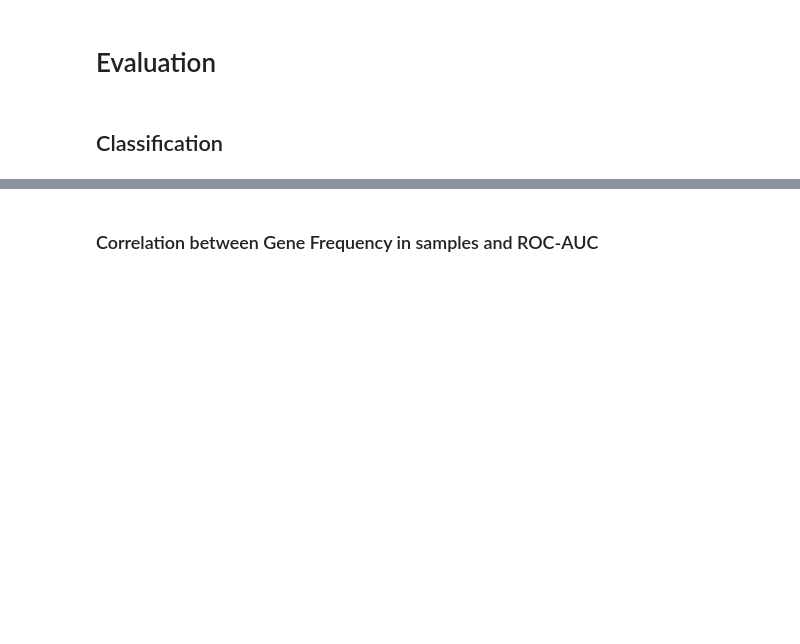
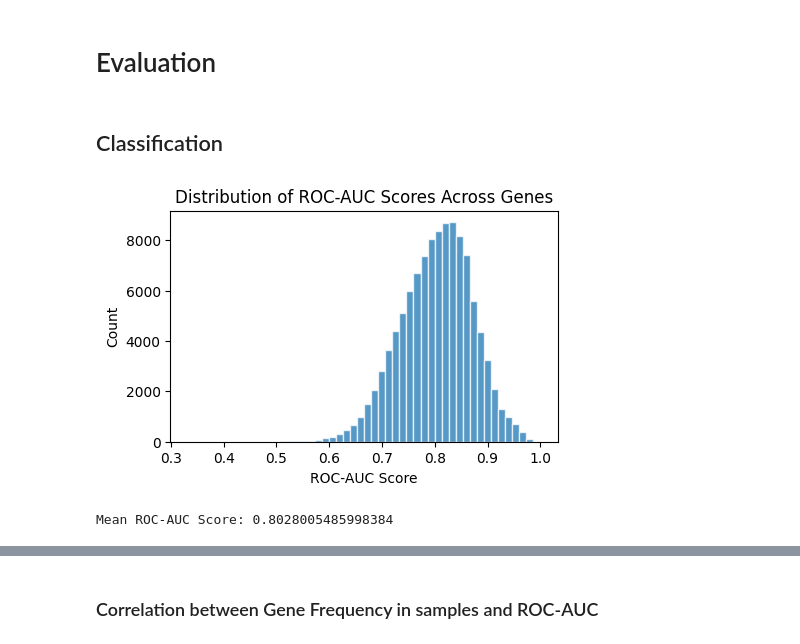
Before and after one commit to AthomsG/gene-prediction-from-bacteria-community, a Jupyter notebook: notebooks/Joint Model.ipynb, the cells around one changed output, grey strips where cells are left out. Cells and saved outputs as stored; diff of their text form; code cells hidden in the pictures; blank space fills up the shorter version.

```diff
--- a/notebooks/Joint Model.ipynb
+++ b/notebooks/Joint Model.ipynb
@@ -383,13 +405,16 @@ for i in tqdm(range(num_outputs)):
 # %% [markdown]
 ## Classification
 # %%
-plt.figure(figsize=(10, 6))
+plt.figure(figsize=(5, 3))
 plt.hist(roc_aucs[~np.isnan(roc_aucs)], bins=50, alpha=0.75, edgecolor='white')
 plt.xlabel("ROC-AUC Score")
 plt.ylabel("Count")
 plt.title("Distribution of ROC-AUC Scores Across Genes")
 plt.show()
 
 print(f'Mean ROC-AUC Score: {np.mean(roc_aucs[~np.isnan(roc_aucs)])}')
+# %% [output]
+[figure, added]
+Mean ROC-AUC Score: 0.8028005485998384
 # %%
 np.isnan(roc_aucs).sum()
```
Also changed, not shown: parts of 8 cells of this notebook.
